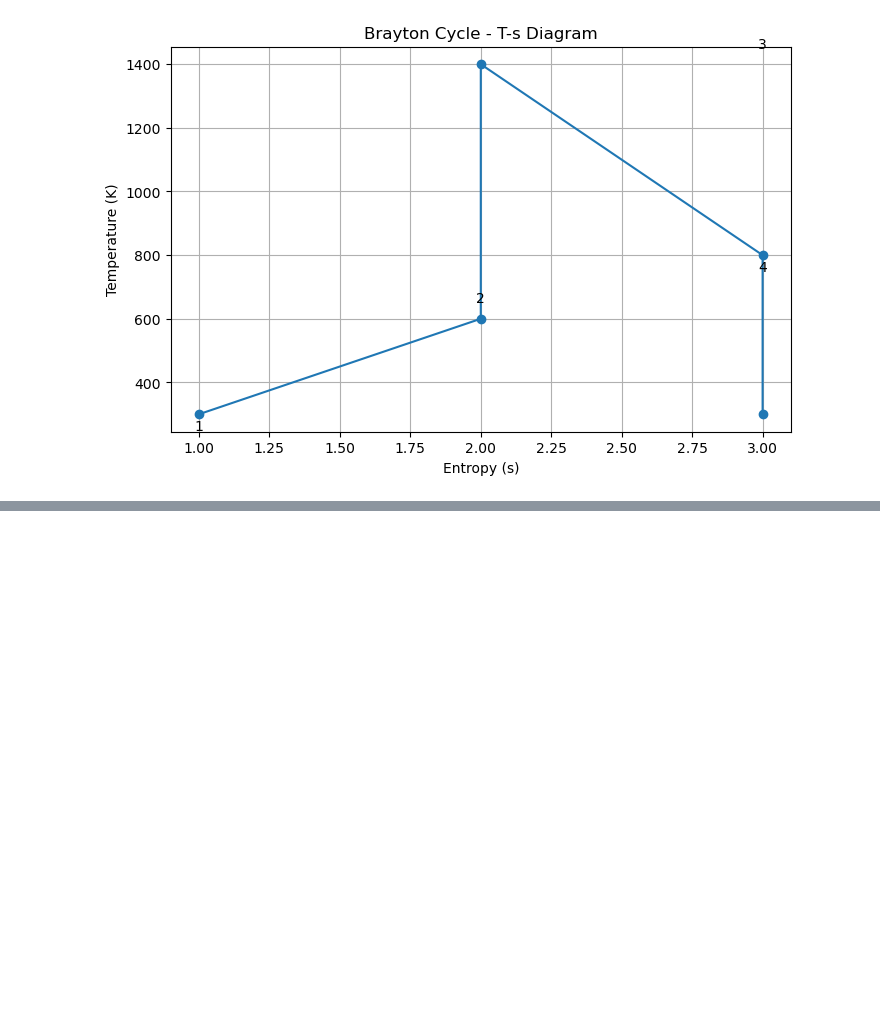
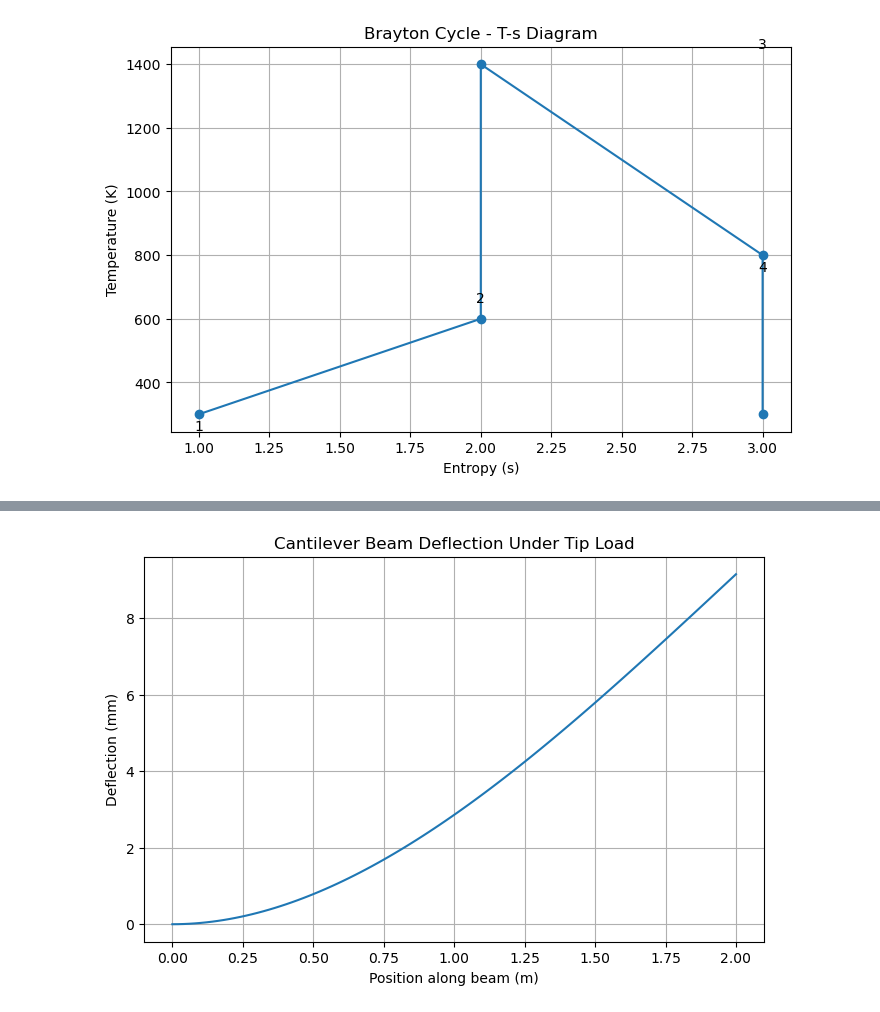
Before and after one commit to j85liu/aerospace, a Jupyter notebook: aerodynamics.ipynb, the cells around one changed output, grey strips where cells are left out. Saved outputs shown, nothing was run; the diff lists cells and outputs as text; code cells hidden in the pictures; blank space fills up the shorter version.

```diff
--- a/aerodynamics.ipynb
+++ b/aerodynamics.ipynb
@@ -310,0 +342,21 @@ plt.show()
+# %%
+# Jupyter Cell 2: Cantilever beam deflection
+
+L = 2.0  # meters
+F = 1000  # N
+b, h = 0.05, 0.1  # cross-section: width, height (m)
+I = (b * h**3) / 12
+E = 70e9  # Pa (aluminum)
+
+x = np.linspace(0, L, 100)
+y = F * x**2 * (3*L - x) / (6 * E * I)
+
+plt.figure(figsize=(8, 5))
+plt.plot(x, y * 1e3)
+plt.xlabel("Position along beam (m)")
+plt.ylabel("Deflection (mm)")
+plt.title("Cantilever Beam Deflection Under Tip Load")
+plt.grid(True)
+plt.show()
+# %% [output]
+[figure, added]
```
Also changed, not shown: parts of 8 cells of this notebook.
